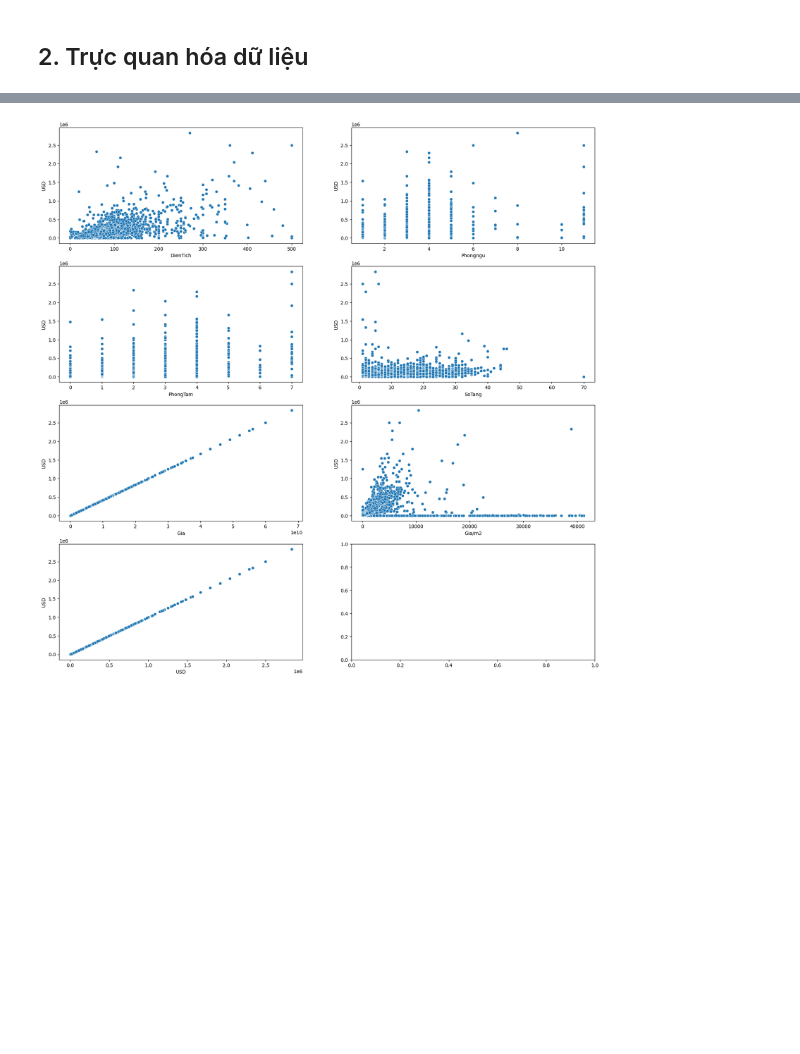
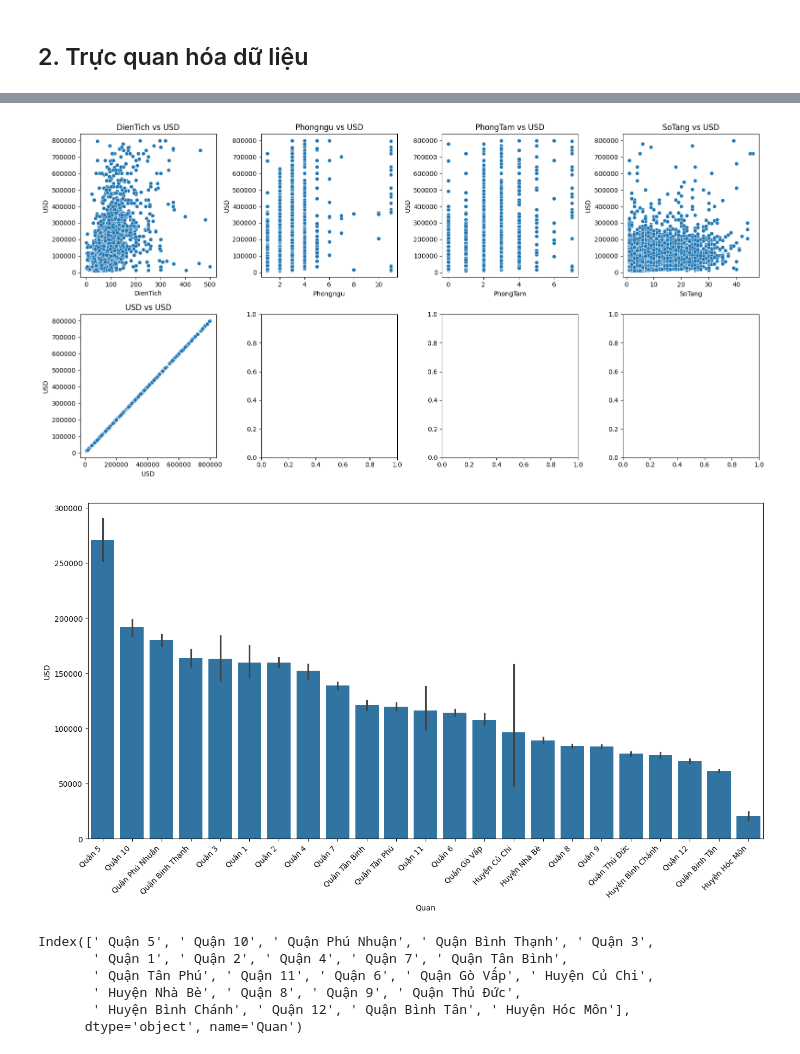
Before and after one commit to adamwilling/TLCN-KTDL-32, a Jupyter notebook: EDA.ipynb, the cells around one changed output, grey strips where cells are left out. Saved outputs shown, nothing was run; the diff lists cells and outputs as text; code cells hidden in the pictures; blank space fills up the shorter version.

```diff
--- a/EDA.ipynb
+++ b/EDA.ipynb
@@ -272,9 +341,35 @@ for ax, catplot in zip(axes, continuous_vars):
 # %%
 # trực quan hóa các biến với "USD"
 # các biểu đồ liên tiếp nhau
-fig, axes = plt.subplots(4, 2, figsize=(20, 20))
+# Thiết lập kích thước subplot và biểu đồ
+fig, axes = plt.subplots(2, 4, figsize=(16, 8))
 axes = axes.flatten()
-for ax, catplot in zip(axes, continuous_vars):
-    sns.scatterplot(x=catplot, y='USD', data=df, ax=ax)
+
+for ax, cont_var in zip(axes, continuous_vars):
+    sns.scatterplot(x=cont_var, y='USD', data=df, ax=ax)
+    ax.set_title(f'{cont_var} vs USD')
+# Điều chỉnh khoảng cách giữa các subplot
+plt.tight_layout()
+
+plt.show()
 # %% [output]
-[figure, old version]
+[figure, new version]
+# %%
+# Trực quan hóa Quan và USD với biểu đồ histogram sắp xếp theo USD giảm dần
+plt.figure(figsize=(16, 8))
+
+sns.barplot(x='Quan', y='USD', data=df, order=df.groupby('Quan')['USD'].mean().sort_values(ascending=False).index)
+plt.xticks(rotation=45, ha='right')
+
+plt.show()
+
+# in ra thứ tự các quận theo giá USD giảm dần
+df.groupby('Quan')['USD'].mean().sort_values(ascending=False).index
+# %% [output]
+[figure, added]
+Index([' Quận 5', ' Quận 10', ' Quận Phú Nhuận', ' Quận Bình Thạnh', ' Quận 3',
+       ' Quận 1', ' Quận 2', ' Quận 4', ' Quận 7', ' Quận Tân Bình',
+       ' Quận Tân Phú', ' Quận 11', ' Quận 6', ' Quận Gò Vấp', ' Huyện Củ Chi',
+       ' Huyện Nhà Bè', ' Quận 8', ' Quận 9', ' Quận Thủ Đức',
+       ' Huyện Bình Chánh', ' Quận 12', ' Quận Bình Tân', ' Huyện Hóc Môn'],
+      dtype='object', name='Quan')
```
Also changed, not shown: parts of 21 cells of this notebook, 4 other files.
